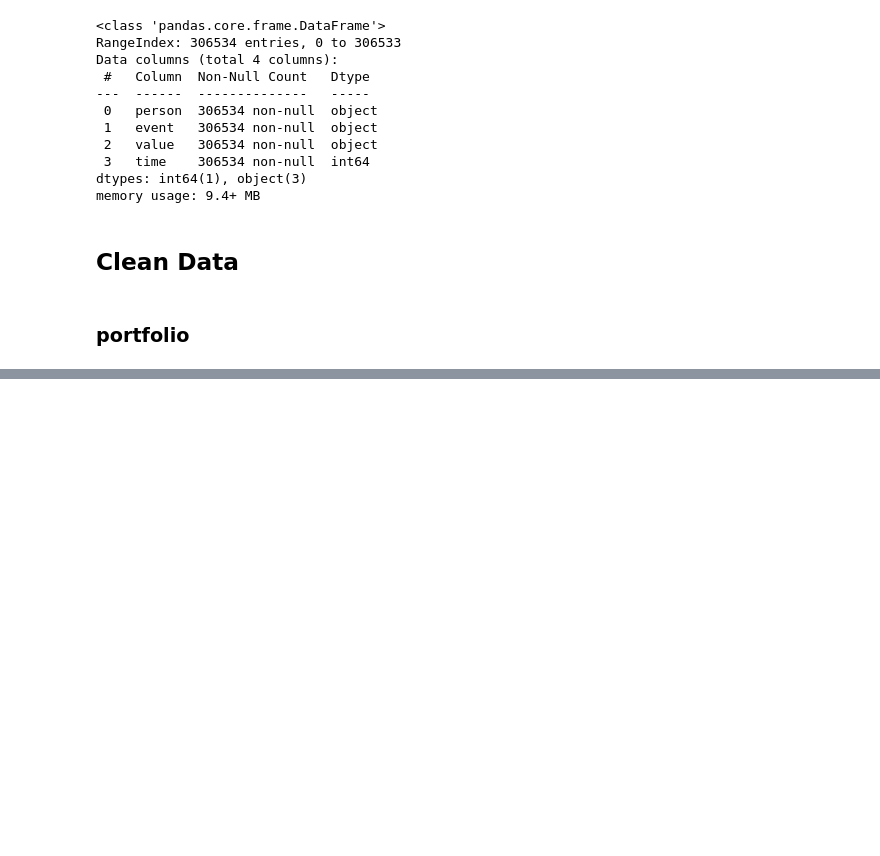
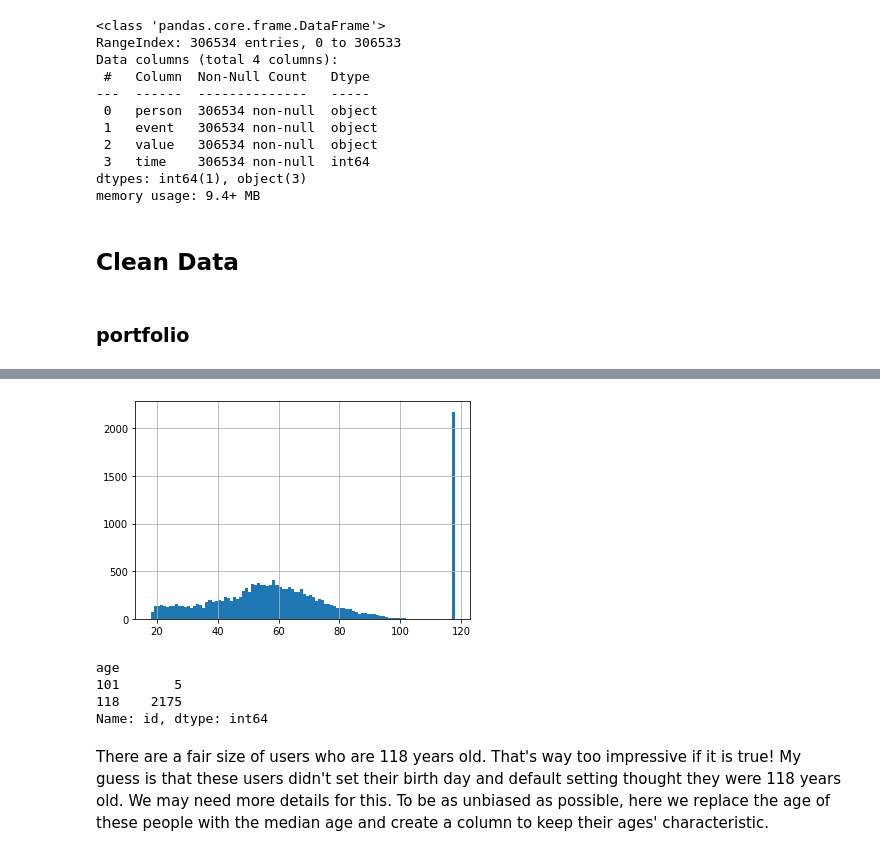
Before and after one commit to keyanyang/starbucks-mobile-app-offer-analysis, a Jupyter notebook: notebooks/analysis/analysis.ipynb, the cells around one changed output, grey strips where cells are left out. Cells and saved outputs as stored; diff of their text form; code cells hidden in the pictures; blank space fills up the shorter version.

```diff
--- a/notebooks/analysis/analysis.ipynb
+++ b/notebooks/analysis/analysis.ipynb
@@ -110,0 +137,15 @@ df_portfolio.head()
+# %%
+# check age distribution
+df_profile['age'].hist(bins=100)
+plt.show()
+# %% [output]
+[figure, added]
+# %%
+df_profile[df_profile['age'] > 100].groupby('age')['id'].count()
+# %% [output]
+age
+101       5
+118    2175
+Name: id, dtype: int64
+# %% [markdown]
+There are a fair size of users who are 118 years old. That's way too impressive if it is true! My guess is that these users didn't set their birth day and default setting thought they were 118 years old. We may need more details for this. To be as unbiased as possible, here we replace the age of these people with the median age and create a column to keep their ages' characteristic.
```
Also changed, not shown: parts of 26 cells of this notebook.
